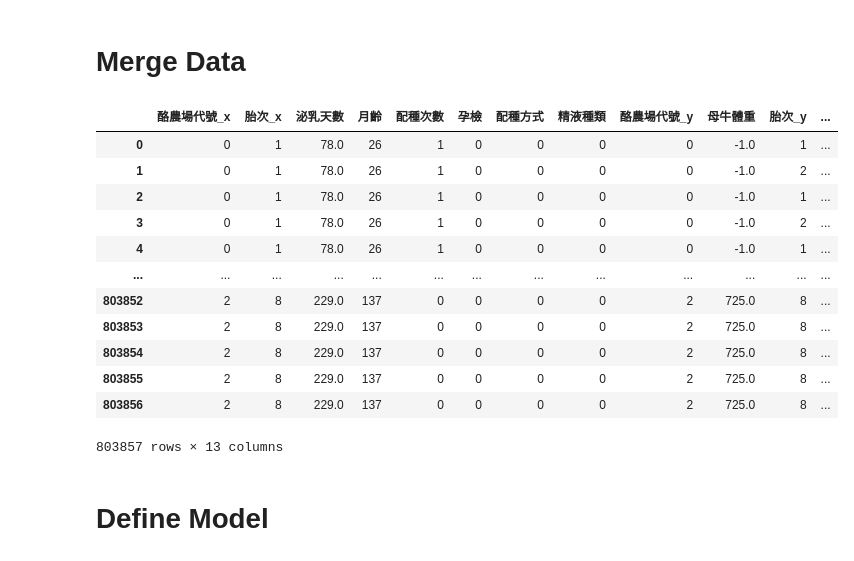
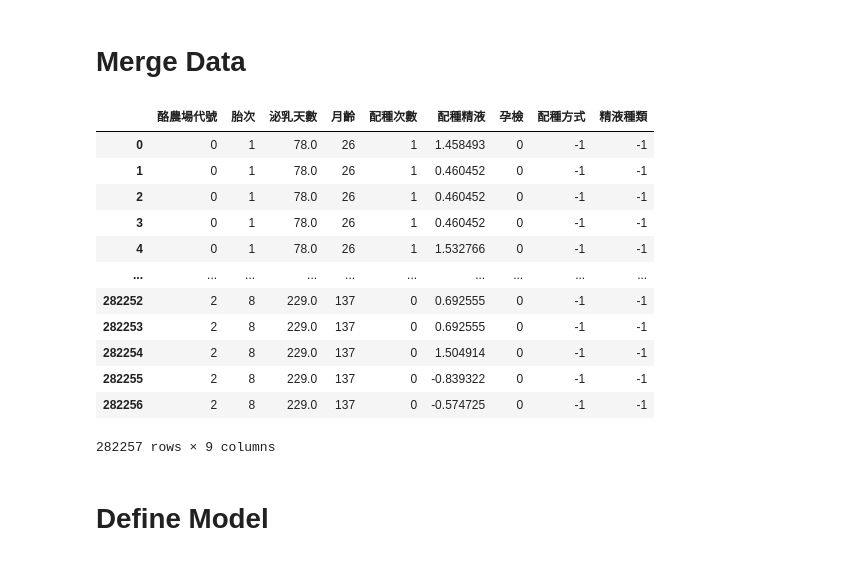
Before and after one commit to kevin879275/DL_FinalProject, a Jupyter notebook: main.ipynb, the cells around one changed output. Saved outputs shown, nothing was run; the diff lists cells and outputs as text; code cells hidden in the pictures.

```diff
--- a/main.ipynb
+++ b/main.ipynb
@@ -90,14 +100,18 @@ Test_report
 # %% [markdown]
 # Extract features
 # %%
-report_drop_columns = ['ID','資料年度','資料月份','父親精液編號','母親乳牛編號','出生日期','最近分娩日期','採樣日期','檢測日期'
-               ,'最後配種日期','最後配種精液','前次分娩日期','第一次配種日期','第一次配種精液']
-Test_report_drop_columns = ['資料年度','資料月份','父親精液編號','母親乳牛編號','出生日期','最近分娩日期','採樣日期','檢測日期'
-               ,'最後配種日期','最後配種精液','前次分娩日期','第一次配種日期','第一次配種精液']
+report_drop_columns = ['ID','資料年度', '資料月份', '出生日期','最近分娩日期','採樣日期','檢測日期'
+               ,'最後配種日期','最後配種精液','前次分娩日期','第一次配種日期','第一次配種精液','父親精液編號', '母親乳牛編號']
+Test_report_drop_columns = ['資料年度', '資料月份', '出生日期','最近分娩日期','採樣日期','檢測日期'
+               ,'最後配種日期','最後配種精液','前次分娩日期','第一次配種日期','第一次配種精液', '父親精液編號', '母親乳牛編號']
+# ['資料年度','父親精液編號','母親乳牛編號','出生日期','最近分娩日期','採樣日期','檢測日期'
+#                ,'最後配種日期','最後配種精液','前次分娩日期','第一次配種日期','第一次配種精液']
 mapping = {'A' : 0, 'B':1,'C':2}
 Train_report_x = Train_report.drop(columns=report_drop_columns, axis = 1)
 Train_report_x['酪農場代號'] = Train_report_x['酪農場代號'].map(mapping)
+
+
 Test_report_x = Test_report.drop(columns=Test_report_drop_columns, axis = 1)
 Test_report_x['酪農場代號'] = Test_report_x['酪農場代號'].map(mapping)
-Test_report_x
+Train_report_x.info()
 # %% [output]
@@ -117,10 +132,11 @@ Test_report_x
 # %%
-breed_drop_columns = ['配種日期','配種精液','登錄日期']
+breed_drop_columns = ['配種日期','登錄日期']
 breed_x = breed.drop(columns=breed_drop_columns, axis = 1)
+breed_x['配種精液'] = pd.Categorical(breed_x['配種精液']).codes
 breed_x['配種方式'] = pd.Categorical(breed_x['配種方式']).codes
 breed_x['精液種類'] = pd.Categorical(breed_x['精液種類']).codes
 breed_x['酪農場代號'] = breed_x['酪農場代號'].map(mapping)
 Train_breed_x = breed_x.loc[breed_x['乳牛編號'].isin(Train_Number)]
 Test_breed_x = breed_x.loc[breed_x['乳牛編號'].isin(Test_Number)]
-Test_breed_x
+Train_breed_x.info()
 # %% [output]
@@ -163,2 +165,6 @@ Train_birth_x
 # %% [markdown]
 # Quantify features
+# %%
+# Observe Report Feature
+Train_report_x['泌乳天數'].fillna(Train_report_x['泌乳天數'].mean(), inplace = True)
+Test_report_x['泌乳天數'].fillna(Test_report_x['泌乳天數'].mean(), inplace = True)
@@ -188,3 +368,8 @@ Train_birth_x
 # res['分娩日期'][1]
 # %% [markdown]
 # Data Normalization
+# %%
+Train_breed_x['配種精液'] = (Train_breed_x['配種精液']-Train_breed_x['配種精液'].mean()) / Train_breed_x['配種精液'].std()
+Train_breed_x
+Test_breed_x['配種精液'] = (Test_breed_x['配種精液']-Test_breed_x['配種精液'].mean()) / Test_breed_x['配種精液'].std()
+Test_breed_x
@@ -191,26 +400,26 @@ Train_birth_x
 # %% [markdown]
 # Merge Data
 # %%
-x = pd.merge(Train_report_x, Train_breed_x, on = '乳牛編號')
-x = pd.merge(x, Train_birth_x, on = '乳牛編號')
+x = pd.merge(Train_report_x, Train_breed_x, on = ['乳牛編號', '酪農場代號'])
+# x = pd.merge(x, Train_birth_x, on = ['乳牛編號', '酪農場代號'])
+# x = Train_report_x
 y = x['乳量'].values
 x = x.drop(columns = ['乳牛編號','乳量'], axis = 1)
-#res
 x
 # %% [output]
-|  | 酪農場代號_x | 胎次_x | 泌乳天數 | 月齡 | 配種次數 | 孕檢 | 配種方式 | 精液種類 | 酪農場代號_y | 母牛體重 | 胎次_y | ... |
-| 0 | 0 | 1 | 78.0 | 26 | 1 | 0 | 0 | 0 | 0 | -1.0 | 1 | ... |
-| 1 | 0 | 1 | 78.0 | 26 | 1 | 0 | 0 | 0 | 0 | -1.0 | 2 | ... |
-| 2 | 0 | 1 | 78.0 | 26 | 1 | 0 | 0 | 0 | 0 | -1.0 | 1 | ... |
-| 3 | 0 | 1 | 78.0 | 26 | 1 | 0 | 0 | 0 | 0 | -1.0 | 2 | ... |
-| 4 | 0 | 1 | 78.0 | 26 | 1 | 0 | 0 | 0 | 0 | -1.0 | 1 | ... |
-| ... | ... | ... | ... | ... | ... | ... | ... | ... | ... | ... | ... | ... |
-| 803852 | 2 | 8 | 229.0 | 137 | 0 | 0 | 0 | 0 | 2 | 725.0 | 8 | ... |
-| 803853 | 2 | 8 | 229.0 | 137 | 0 | 0 | 0 | 0 | 2 | 725.0 | 8 | ... |
-| 803854 | 2 | 8 | 229.0 | 137 | 0 | 0 | 0 | 0 | 2 | 725.0 | 8 | ... |
-| 803855 | 2 | 8 | 229.0 | 137 | 0 | 0 | 0 | 0 | 2 | 725.0 | 8 | ... |
-| 803856 | 2 | 8 | 229.0 | 137 | 0 | 0 | 0 | 0 | 2 | 725.0 | 8 | ... |
+|  | 酪農場代號 | 胎次 | 泌乳天數 | 月齡 | 配種次數 | 配種精液 | 孕檢 | 配種方式 | 精液種類 |
+| 0 | 0 | 1 | 78.0 | 26 | 1 | 1.458493 | 0 | -1 | -1 |
+| 1 | 0 | 1 | 78.0 | 26 | 1 | 0.460452 | 0 | -1 | -1 |
+| 2 | 0 | 1 | 78.0 | 26 | 1 | 0.460452 | 0 | -1 | -1 |
+| 3 | 0 | 1 | 78.0 | 26 | 1 | 0.460452 | 0 | -1 | -1 |
+| 4 | 0 | 1 | 78.0 | 26 | 1 | 1.532766 | 0 | -1 | -1 |
+| ... | ... | ... | ... | ... | ... | ... | ... | ... | ... |
+| 282252 | 2 | 8 | 229.0 | 137 | 0 | 0.692555 | 0 | -1 | -1 |
+| 282253 | 2 | 8 | 229.0 | 137 | 0 | 0.692555 | 0 | -1 | -1 |
+| 282254 | 2 | 8 | 229.0 | 137 | 0 | 1.504914 | 0 | -1 | -1 |
+| 282255 | 2 | 8 | 229.0 | 137 | 0 | -0.839322 | 0 | -1 | -1 |
+| 282256 | 2 | 8 | 229.0 | 137 | 0 | -0.574725 | 0 | -1 | -1 |
-803857 rows × 13 columns
+282257 rows × 9 columns
 # %% [markdown]
 # Define Model
 # %%
```
Also changed, not shown: parts of 31 cells of this notebook.
